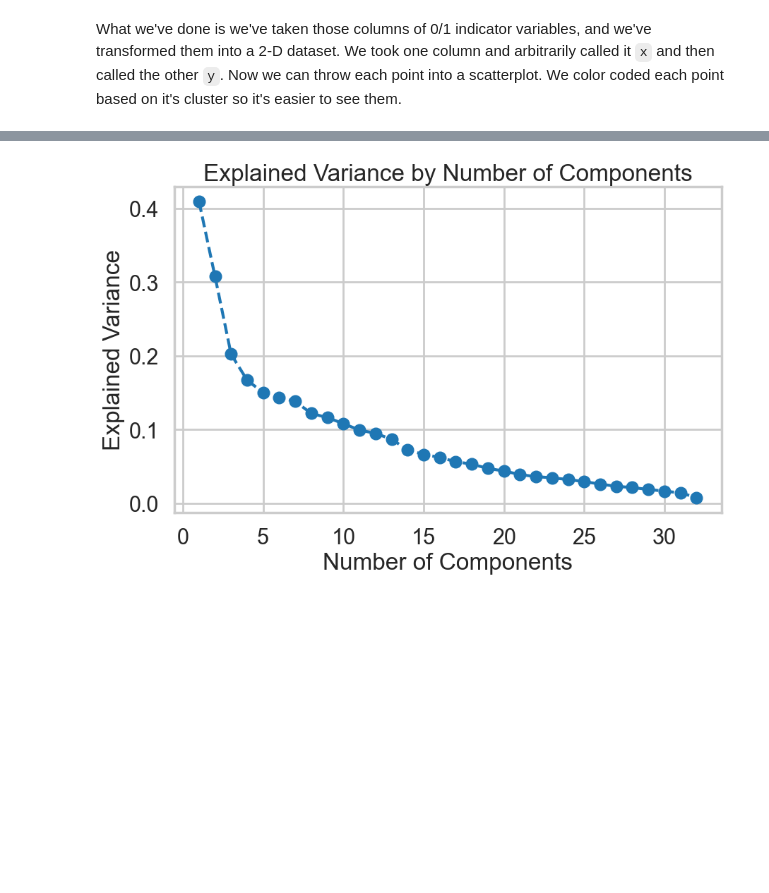
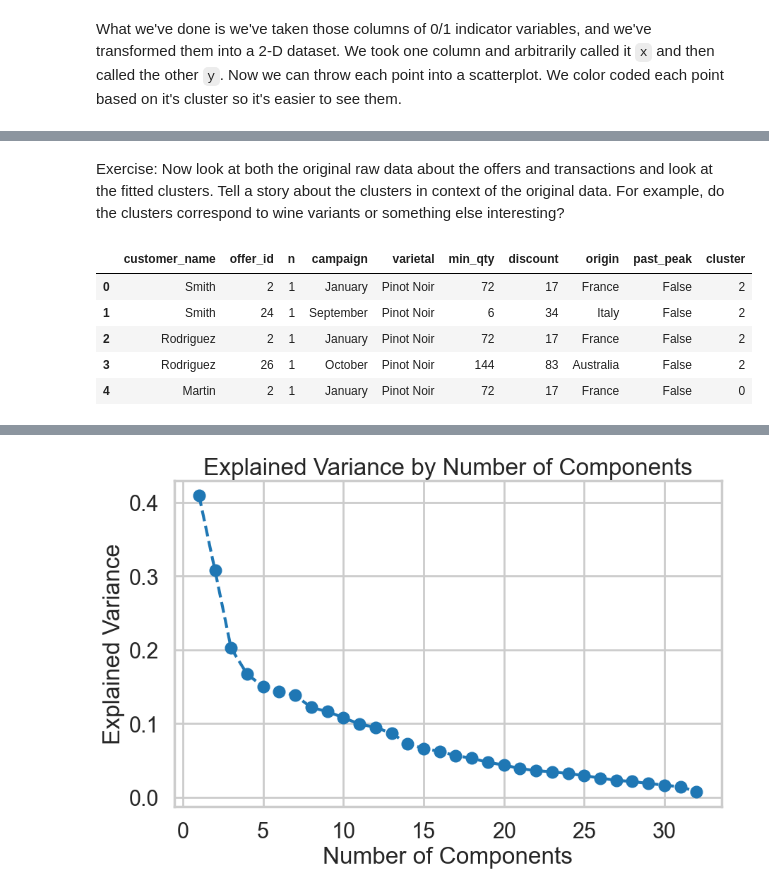
Before and after one commit to dallenwill/Clustering, a Jupyter notebook: Clustering Case Study - Customer Segmentation with K-Means - Tier 3.ipynb, the cells around one changed output, grey strips where cells are left out. Cells and saved outputs as stored; diff of their text form; code cells hidden in the pictures; blank space fills up the shorter version.

```diff
--- a/Clustering Case Study - Customer Segmentation with K-Means - Tier 3.ipynb
+++ b/Clustering Case Study - Customer Segmentation with K-Means - Tier 3.ipynb
@@ -343,0 +358,18 @@ What we've done is we've taken those columns of 0/1 indicator variables, and we'
+# %% [markdown]
+Exercise: Now look at both the original raw data about the offers and transactions and look at the fitted clusters. Tell a story about the clusters in context of the original data. For example, do the clusters correspond to wine variants or something else interesting?
+# %%
+# Create a new DataFrame by adding the cluster labels
+
+labels = pd.DataFrame({'customer_name': df_pivot.index, 'cluster': kmeans_best.labels_})
+
+# Merge the two DataFrames based on the "customer_name" column
+labeled_df = pd.merge(merged_df, labels, on='customer_name')
+
+labeled_df.head()
+# %% [output]
+|  | customer_name | offer_id | n | campaign | varietal | min_qty | discount | origin | past_peak | cluster |
+| 0 | Smith | 2 | 1 | January | Pinot Noir | 72 | 17 | France | False | 2 |
+| 1 | Smith | 24 | 1 | September | Pinot Noir | 6 | 34 | Italy | False | 2 |
+| 2 | Rodriguez | 2 | 1 | January | Pinot Noir | 72 | 17 | France | False | 2 |
+| 3 | Rodriguez | 26 | 1 | October | Pinot Noir | 144 | 83 | Australia | False | 2 |
+| 4 | Martin | 2 | 1 | January | Pinot Noir | 72 | 17 | France | False | 0 |
```
Also changed, not shown: parts of 15 cells of this notebook.
